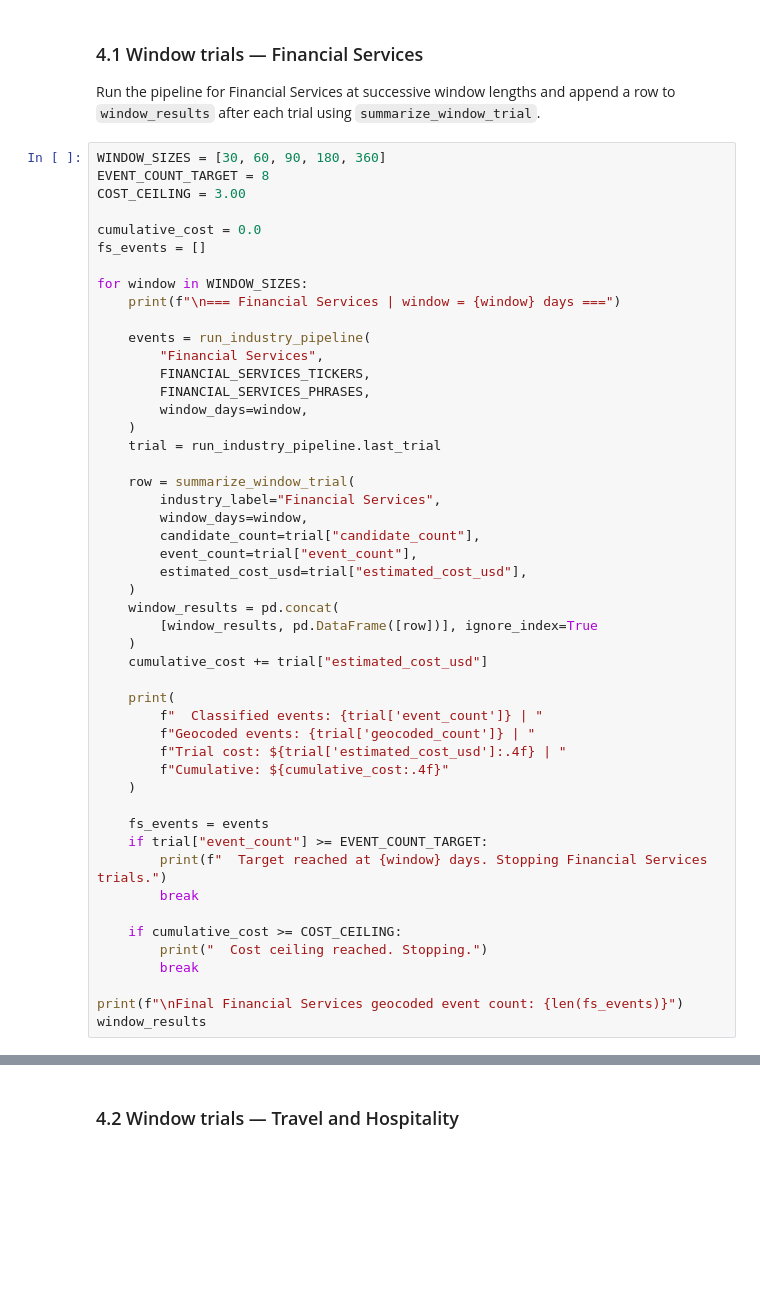
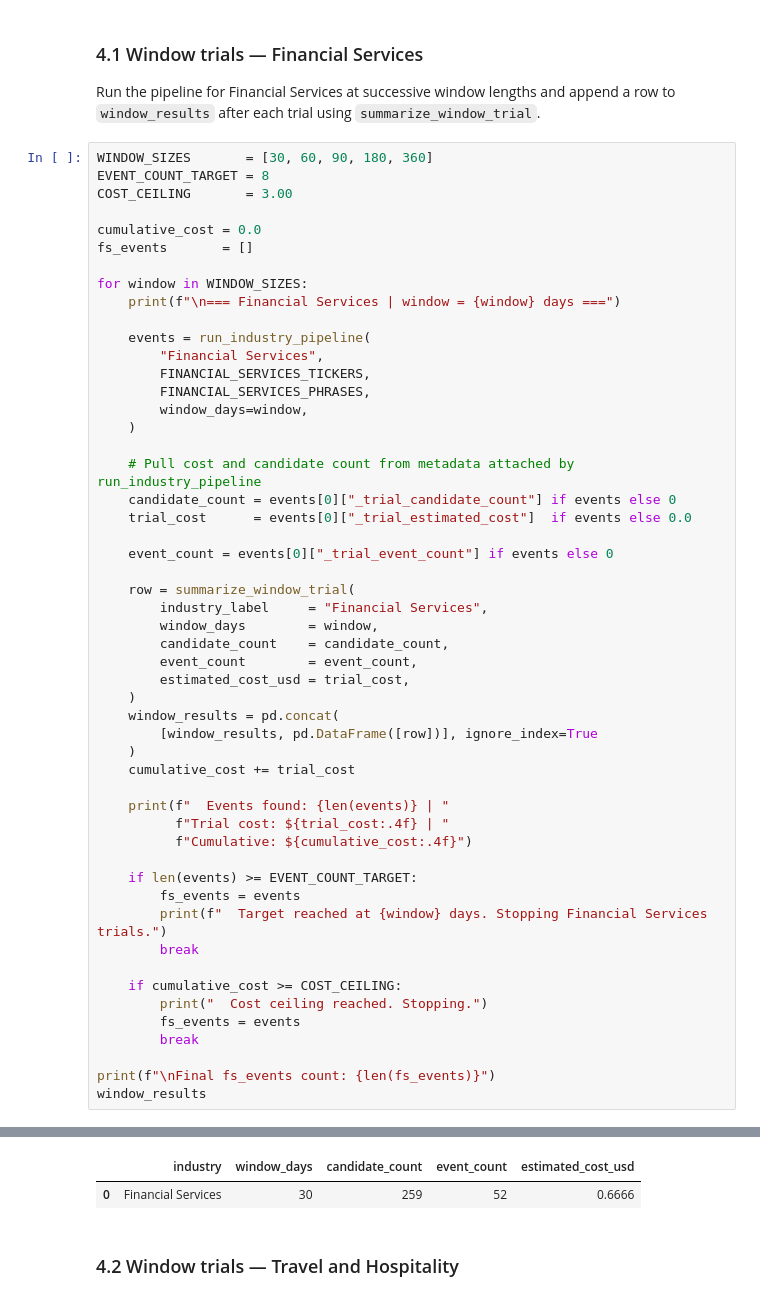
Before and after one commit to ProfessorPatrickSlatraigh/cis3120-spring2026, a Jupyter notebook: notebooks/MP03_Notebook_team_16.ipynb, the cells around one changed output, grey strips where cells are left out. Saved outputs shown, nothing was run; the diff lists cells and outputs as text; blank space fills up the shorter version.

```diff
--- a/notebooks/MP03_Notebook_team_16.ipynb
+++ b/notebooks/MP03_Notebook_team_16.ipynb
@@ -506,12 +568,12 @@ window_results
 
 Run the pipeline for Financial Services at successive window lengths and append a row to `window_results` after each trial using `summarize_window_trial`.
 # %%
-WINDOW_SIZES = [30, 60, 90, 180, 360]
+WINDOW_SIZES       = [30, 60, 90, 180, 360]
 EVENT_COUNT_TARGET = 8
-COST_CEILING = 3.00
+COST_CEILING       = 3.00
 
 cumulative_cost = 0.0
-fs_events = []
+fs_events       = []
 
 for window in WINDOW_SIZES:
     print(f"\n=== Financial Services | window = {window} days ===")
@@ -522,35 +584,39 @@ for window in WINDOW_SIZES:
         FINANCIAL_SERVICES_PHRASES,
         window_days=window,
     )
-    trial = run_industry_pipeline.last_trial
+
+    # Pull cost and candidate count from metadata attached by run_industry_pipeline
+    candidate_count = events[0]["_trial_candidate_count"] if events else 0
+    trial_cost      = events[0]["_trial_estimated_cost"]  if events else 0.0
+
+    event_count = events[0]["_trial_event_count"] if events else 0
 
     row = summarize_window_trial(
-        industry_label="Financial Services",
-        window_days=window,
-        candidate_count=trial["candidate_count"],
-        event_count=trial["event_count"],
-        estimated_cost_usd=trial["estimated_cost_usd"],
+        industry_label     = "Financial Services",
+        window_days        = window,
+        candidate_count    = candidate_count,
+        event_count        = event_count,
+        estimated_cost_usd = trial_cost,
     )
     window_results = pd.concat(
         [window_results, pd.DataFrame([row])], ignore_index=True
     )
-    cumulative_cost += trial["estimated_cost_usd"]
+    cumulative_cost += trial_cost
 
-    print(
-        f"  Classified events: {trial['event_count']} | "
-        f"Geocoded events: {trial['geocoded_count']} | "
-        f"Trial cost: ${trial['estimated_cost_usd']:.4f} | "
-        f"Cumulative: ${cumulative_cost:.4f}"
-    )
+    print(f"  Events found: {len(events)} | "
+          f"Trial cost: ${trial_cost:.4f} | "
+          f"Cumulative: ${cumulative_cost:.4f}")
 
-    fs_events = events
-    if trial["event_count"] >= EVENT_COUNT_TARGET:
+    if len(events) >= EVENT_COUNT_TARGET:
+        fs_events = events
         print(f"  Target reached at {window} days. Stopping Financial Services trials.")
         break
 
     if cumulative_cost >= COST_CEILING:
         print("  Cost ceiling reached. Stopping.")
+        fs_events = events
         break
 
-print(f"\nFinal Financial Services geocoded event count: {len(fs_events)}")
+print(f"\nFinal fs_events count: {len(fs_events)}")
 window_results
+# %% [output]
@@ -557,3 +633,5 @@ window_results
+|  | industry | window_days | candidate_count | event_count | estimated_cost_usd |
+| 0 | Financial Services | 30 | 259 | 52 | 0.6666 |
 # %% [markdown]
 ### 4.2 Window trials — Travel and Hospitality
 # %%
```
Also changed, not shown: parts of 6 cells of this notebook, 3 other files.
